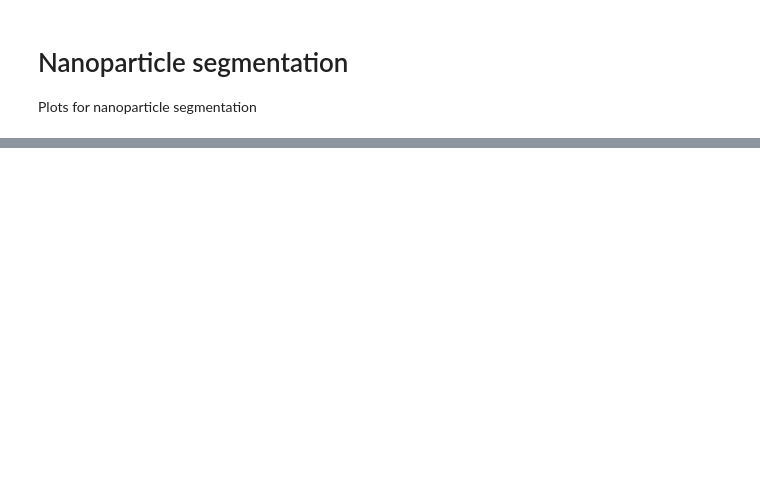
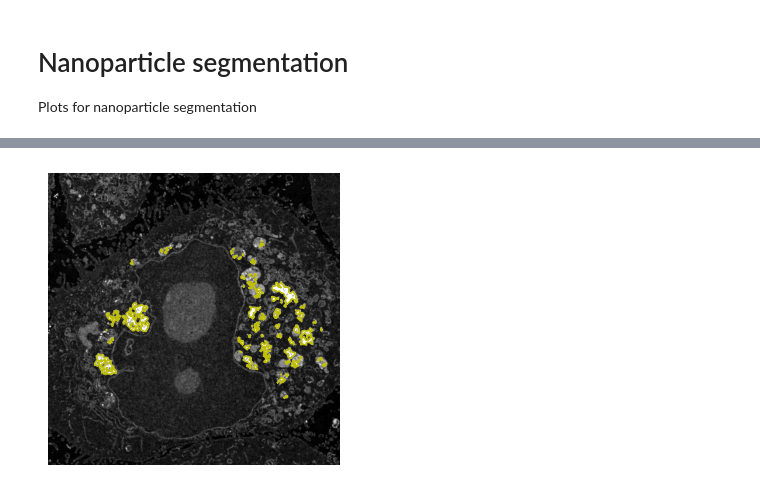
Before and after one commit to dv-bt/sphero-vem, a Jupyter notebook: notebooks/np_segmentation_plots.ipynb, the cells around one changed output, grey strips where cells are left out. Cells and saved outputs as stored; diff of their text form; code cells hidden in the pictures; blank space fills up the shorter version.

```diff
--- a/notebooks/np_segmentation_plots.ipynb
+++ b/notebooks/np_segmentation_plots.ipynb
@@ -21,0 +165,25 @@ ax.plot(params["p_bg"])
+# %%
+# Plot masks
+contours = find_contours(masks_zarr[crop_slice])
+
+image_crop = image_zarr[crop_slice]
+image_rescaled = rescale_intensity(
+    image_crop, in_range=tuple(np.quantile(image_crop, [0.01, 0.99]))
+)
+
+fig, ax = plt.subplots(layout="constrained", figsize=(3, 3))
+cmap = "gray"
+ax.imshow(image_rescaled, cmap=cmap)
+ax.set_axis_off()
+
+for contour in contours:
+    ax.plot(contour[:, 1], contour[:, 0], color="y", lw=1)
+
+fig.savefig(
+    save_root / f"np-segmentation-masks-image_{img_idx}.pdf",
+    bbox_inches="tight",
+    pad_inches=0.0,
+    dpi=300,
+)
+# %% [output]
+[figure, added]
```
Also changed, not shown: parts of 17 cells of this notebook.
